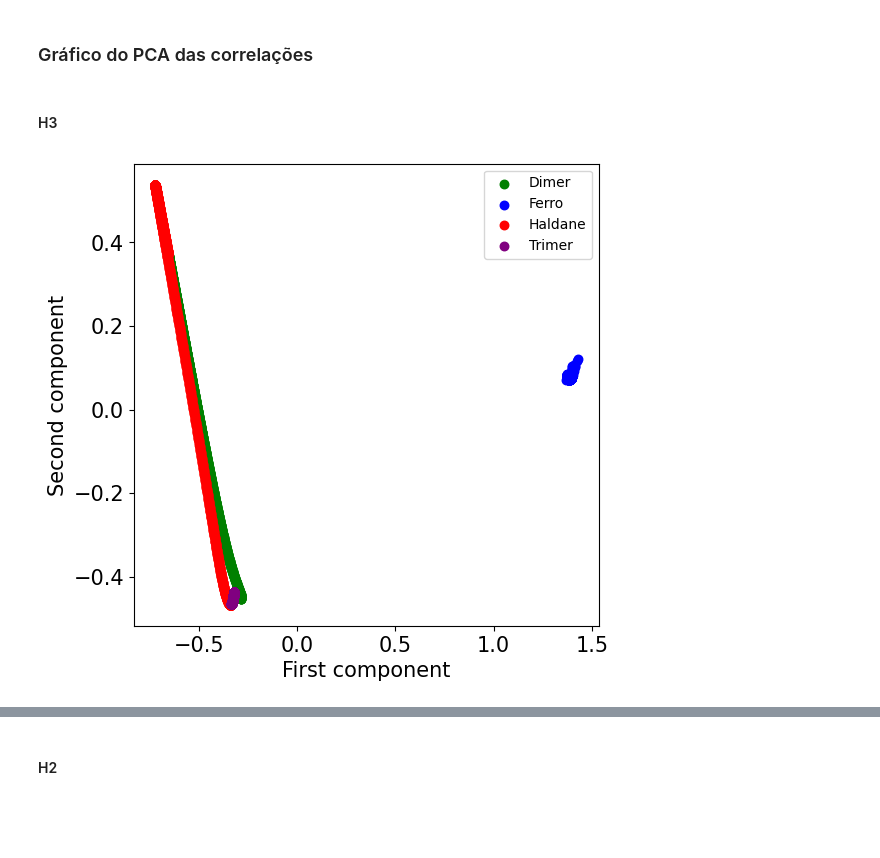
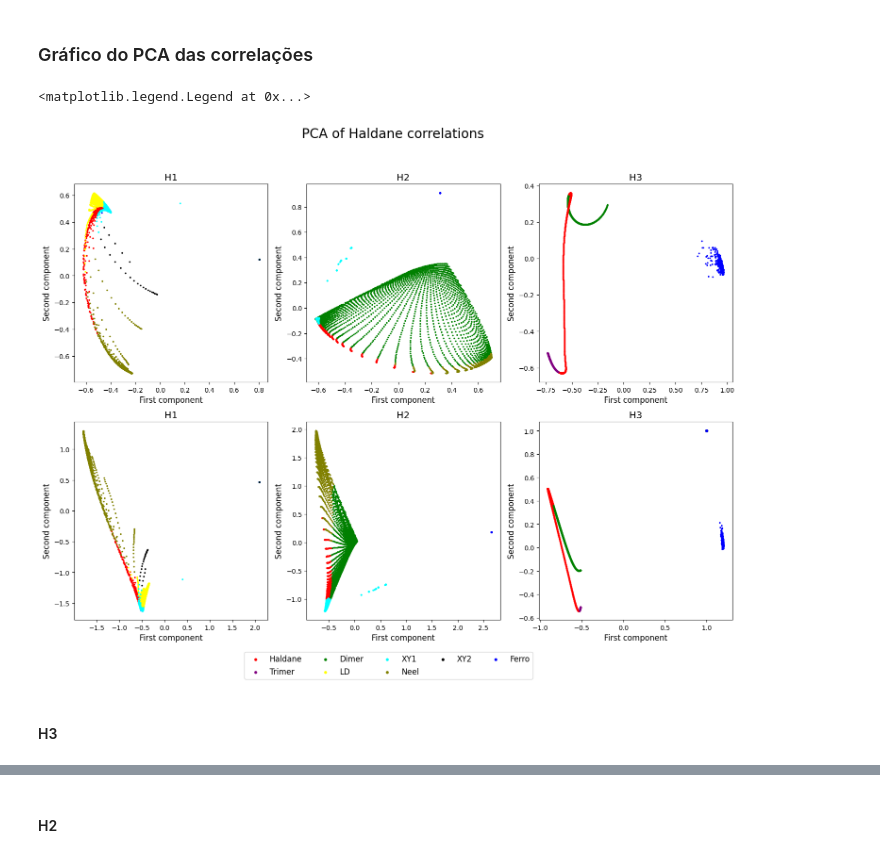
Before and after one commit to QuCoA/Phase-Classifier-Mahlow, a Jupyter notebook: main.ipynb, the cells around one changed output, grey strips where cells are left out. Saved outputs shown, nothing was run; the diff lists cells and outputs as text; code cells hidden in the pictures; blank space fills up the shorter version.

```diff
--- a/main.ipynb
+++ b/main.ipynb
@@ -205,32 +213,45 @@ dfs_corr = read_correlations(12)
 # %% [markdown]
 ### Gráfico do PCA das correlações
 # %%
-def PCA_transform(df):
+# you need to reestructure this function to use add to an axis
+FIG_SIZE = 12
+handles, labels = [], []
+
+def PCA_transform(dfs_corr : dict[str, pd.DataFrame], key : str, ax, normalize : bool = True):
+
     pca = PCA(2)
 
-    X_train = df.values[:,2:-3]
-    X_train = Normalizer().fit_transform(X_train)
-    # X_train= utils.SpatialSignScaling(X_train)
+    df = dfs_corr[key]
+    X_train = df.values[:,2:-2]
+    if normalize:
+        X_train = Normalizer().fit_transform(X_train)
+        # X_train= utils.SpatialSignScaling(X_train)
     y_train = df.values[:,-1]
-
-    im_size = 6
 
     pca_result = pca.fit_transform(X_train)
     classes = np.unique(y_train)
-    plt.figure(figsize=(im_size,im_size))
+    ax.set_title(f'{key}', fontsize=1.2*FIG_SIZE)
     for c in classes:
         nodes = np.where(y_train == c)
-        plt.scatter(pca_result[nodes,0], pca_result[nodes,1], s=50/8*im_size, color = phase_color[c],
+        ax.scatter(pca_result[nodes,0], pca_result[nodes,1], s=.2*FIG_SIZE, color = phase_color[c],
                     label = c)
-    plt.legend()
-    plt.xlabel("First component", fontsize=20/8*im_size)
-    plt.ylabel("Second component", fontsize=20/8*im_size)
-    plt.xticks(color='k', size=20/8*im_size)
-    plt.yticks(color='k', size=20/8*im_size)
-    plt.show()
+    ax.set_xlabel("First component", fontsize=1.*FIG_SIZE)
+    ax.set_ylabel("Second component", fontsize=1.*FIG_SIZE)
+    # ax.set_xticks(color='k', size=20/8*FIG_SIZE)
+    # ax.set_yticks(color='k', size=20/8*FIG_SIZE)
+
+
+
+figure, axs = plt.subplots(figsize=(FIG_SIZE*1.5, FIG_SIZE), ncols=3, nrows=2)
+figure.suptitle('PCA of Haldane correlations', fontsize=20)
+for i in range(len(phases)):
+    handles.append(plt.scatter([1],[1], c= colors[i], label= phases[i], s=FIG_SIZE, marker='o'))
+
+for i in range(6):
+    PCA_transform(dfs_corr, dfs_keys[i%3], axs.flatten()[i], normalize= (i//3 == 0))
+figure.legend(handles, phase_color, loc='lower center', ncol=5, fontsize=FIG_SIZE)
+# %% [output]
+<matplotlib.legend.Legend at 0x...>
+[figure, added]
 # %% [markdown]
 #### H3
-# %%
-PCA_transform(dfs_corr['H3'])
-# %% [output]
-[figure, removed]
```
Also changed, not shown: parts of 14 cells of this notebook.
